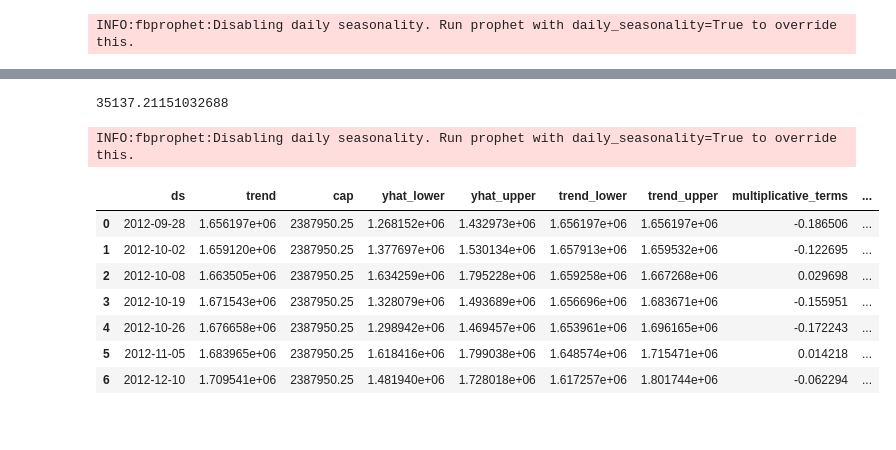
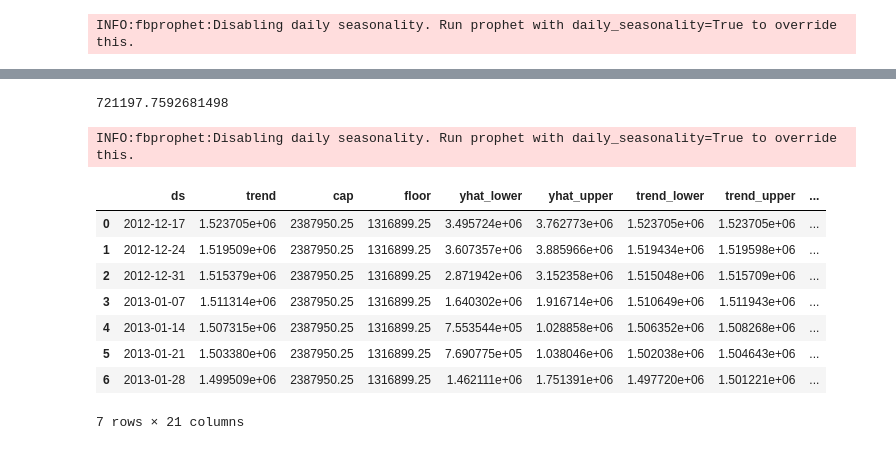
Before and after one commit to semi-zero/conf_forecast, a Jupyter notebook: fbprophet.ipynb, the cells around one changed output, grey strips where cells are left out. Drawn from its saved outputs; the diff is of its cells as text; code cells hidden in the pictures.

```diff
--- a/fbprophet.ipynb
+++ b/fbprophet.ipynb
@@ -26,6 +31,6 @@ def set_logger(log_name):
 # %%
 log_name = 'practice'
 set_logger(log_name)
-data, var_list, num_var, obj_var = input_data.Data_load('storage/Walmart.csv', log_name).read_data()
-df = preprocess.Preprocessing(log_name, data, var_list, num_var, obj_var, target='Weekly_Sales', date_var= 'Date', store_list=['Store'], unit='week').df
+data, var_list, num_var, obj_var = input_data.Data_load('storage/stallion.csv', log_name).read_data()
+df = preprocess.Preprocessing(log_name, data, var_list, num_var, obj_var, target_var='volume', date_var= 'date', store_list=['sku','agency'], unit='month').df
 # %% [output]
@@ -53,7 +89,7 @@ train_test['ds'] = train_test['Date']
 train_test['y'] = train_test['Weekly_Sales']
 train_test['cap'] = np.max(train_test['Weekly_Sales'])
 train_test['floor'] = np.min(train_test['Weekly_Sales'])
-train_test = train_test[['ds','y','cap','floor']]
+#train_test = train_test[['ds','y','cap','floor']]
 # %% [output]
 A value is trying to be set on a copy of a slice from a DataFrame.
 Try using .loc[row_indexer,col_indexer] = value instead
@@ -96,8 +132,8 @@ from sklearn.metrics import mean_absolute_error, mean_squared_error, r2_score
 # %%
 test_size = int(train_test.shape[0] / 10)
 train_df = train_test.iloc[:-test_size, :]
-val_df = train_test.iloc[-test_size:int(-test_size/2), :]
-test_df = train_test.iloc[int(-test_size/2):, :]
+val_df = train_test.iloc[-test_size:, :]
+#test_df = train_test.iloc[int(-test_size/2):, :]
 # %%
 train_df
 # %% [output]
@@ -135,7 +171,7 @@ def objective(trial):
 
     return mae_score
 # %%
-# study = optuna.create_study(direction='minimize')
-# study.optimize(objective, n_trials=10)
+study = optuna.create_study(direction='minimize')
+study.optimize(objective, n_trials=1)
 
 params = study.best_params
@@ -170,21 +217,29 @@ val_preds
 # %%
 mean_absolute_error(val_preds['y'], val_preds['yhat'])
 # %% [output]
-35137.21151032688
+721197.7592681498
 # %%
 m = Prophet(**params)
 
 concat_train_df = pd.concat([train_df, val_df])
 m.fit(concat_train_df)
-preds = m.predict(test_df[['ds','cap','floor']])
+
+last_date = concat_train_df['Date'].iloc[-1:].tolist()[0]
+predict_date = [last_date + timedelta(weeks=i) for i in range(1, 7+1)] #weeks, days 변경 가능
+predict_df = pd.DataFrame({'ds': predict_date})
+predict_df['cap'] = concat_train_df['cap'].values[0]
+predict_df['floor'] = concat_train_df['floor'].values[0]
+
+preds = m.predict(predict_df[['ds','cap','floor']])
 preds
 # %% [output]
 INFO:fbprophet:Disabling daily seasonality. Run prophet with daily_seasonality=True to override this.
-|  | ds | trend | cap | yhat_lower | yhat_upper | trend_lower | trend_upper | multiplicative_terms | ... |
-| 0 | 2012-09-28 | 1.656197e+06 | 2387950.25 | 1.268152e+06 | 1.432973e+06 | 1.656197e+06 | 1.656197e+06 | -0.186506 | ... |
-| 1 | 2012-10-02 | 1.659120e+06 | 2387950.25 | 1.377697e+06 | 1.530134e+06 | 1.657913e+06 | 1.659532e+06 | -0.122695 | ... |
-| 2 | 2012-10-08 | 1.663505e+06 | 2387950.25 | 1.634259e+06 | 1.795228e+06 | 1.659258e+06 | 1.667268e+06 | 0.029698 | ... |
-| 3 | 2012-10-19 | 1.671543e+06 | 2387950.25 | 1.328079e+06 | 1.493689e+06 | 1.656696e+06 | 1.683671e+06 | -0.155951 | ... |
-| 4 | 2012-10-26 | 1.676658e+06 | 2387950.25 | 1.298942e+06 | 1.469457e+06 | 1.653961e+06 | 1.696165e+06 | -0.172243 | ... |
-| 5 | 2012-11-05 | 1.683965e+06 | 2387950.25 | 1.618416e+06 | 1.799038e+06 | 1.648574e+06 | 1.715471e+06 | 0.014218 | ... |
-| 6 | 2012-12-10 | 1.709541e+06 | 2387950.25 | 1.481940e+06 | 1.728018e+06 | 1.617257e+06 | 1.801744e+06 | -0.062294 | ... |
+|  | ds | trend | cap | floor | yhat_lower | yhat_upper | trend_lower | trend_upper | ... |
+| 0 | 2012-12-17 | 1.523705e+06 | 2387950.25 | 1316899.25 | 3.495724e+06 | 3.762773e+06 | 1.523705e+06 | 1.523705e+06 | ... |
+| 1 | 2012-12-24 | 1.519509e+06 | 2387950.25 | 1316899.25 | 3.607357e+06 | 3.885966e+06 | 1.519434e+06 | 1.519598e+06 | ... |
+| 2 | 2012-12-31 | 1.515379e+06 | 2387950.25 | 1316899.25 | 2.871942e+06 | 3.152358e+06 | 1.515048e+06 | 1.515709e+06 | ... |
+| 3 | 2013-01-07 | 1.511314e+06 | 2387950.25 | 1316899.25 | 1.640302e+06 | 1.916714e+06 | 1.510649e+06 | 1.511943e+06 | ... |
+| 4 | 2013-01-14 | 1.507315e+06 | 2387950.25 | 1316899.25 | 7.553544e+05 | 1.028858e+06 | 1.506352e+06 | 1.508268e+06 | ... |
+| 5 | 2013-01-21 | 1.503380e+06 | 2387950.25 | 1316899.25 | 7.690775e+05 | 1.038046e+06 | 1.502038e+06 | 1.504643e+06 | ... |
+| 6 | 2013-01-28 | 1.499509e+06 | 2387950.25 | 1316899.25 | 1.462111e+06 | 1.751391e+06 | 1.497720e+06 | 1.501221e+06 | ... |
+7 rows × 21 columns
```
Also changed, not shown: parts of 11 cells of this notebook, 6 other files.
